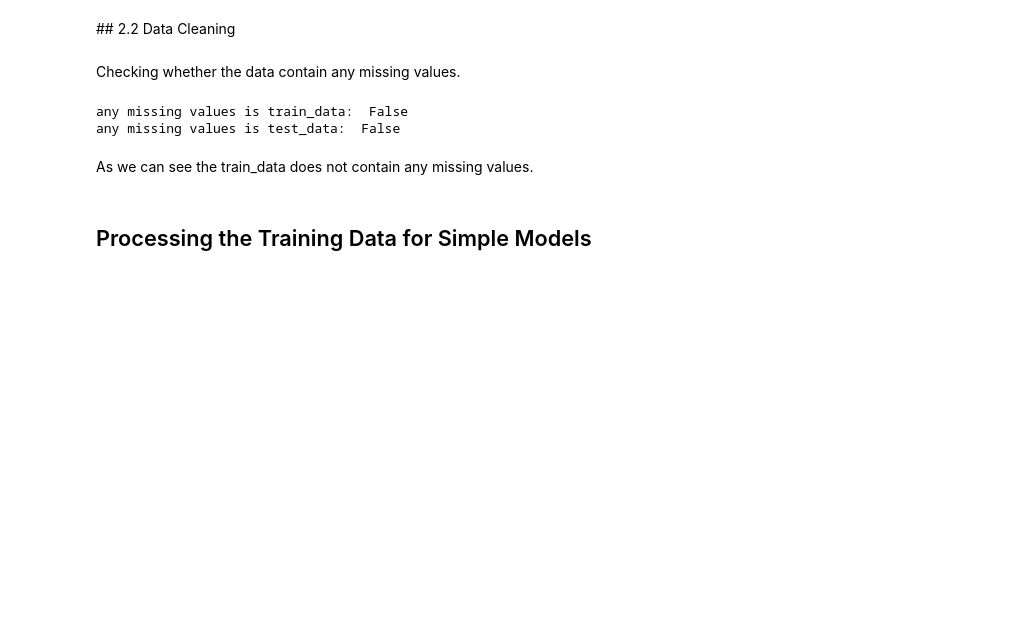
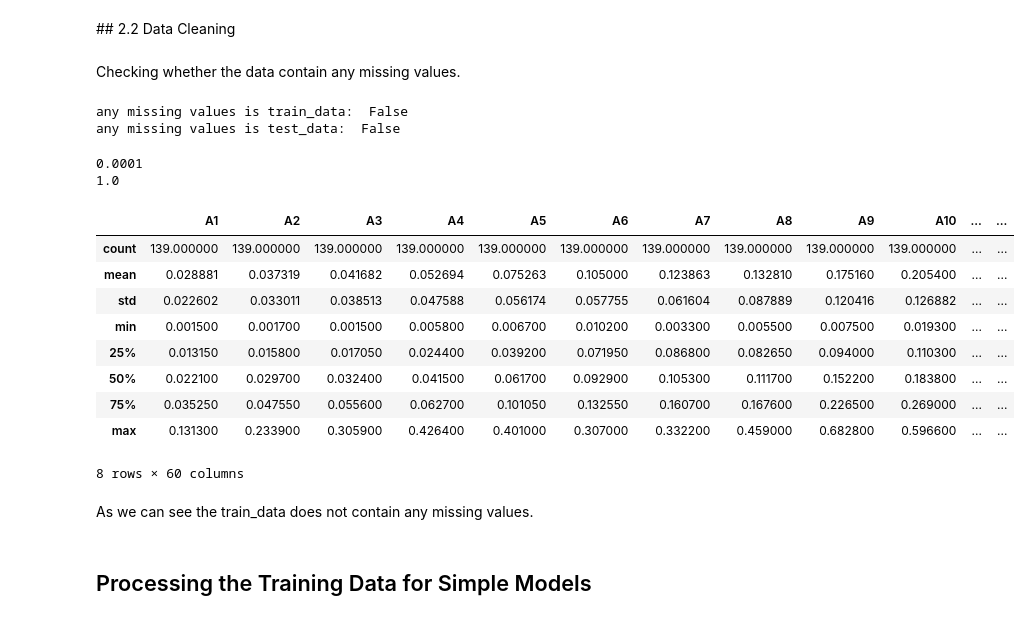
Before and after one commit to rjosh003-CS/Data-Mining-coursework, a Jupyter notebook: DM_Coursework_part_1.ipynb, the cells around one changed output. Drawn from its saved outputs; the diff is of its cells as text; code cells hidden in the pictures; blank space fills up the shorter version.

```diff
--- a/DM_Coursework_part_1.ipynb
+++ b/DM_Coursework_part_1.ipynb
@@ -393,6 +387,26 @@ check_missing_values(test_data, "test_data")
 # %% [output]
 any missing values is train_data:  False
 any missing values is test_data:  False
+# %%
+flat_series = train_data.drop("Class", axis = 1).stack()
+print(flat_series.min())
+print(flat_series.max())
+# %% [output]
+0.0001
+1.0
+# %%
+train_data.describe()
+# %% [output]
+|  | A1 | A2 | A3 | A4 | A5 | A6 | A7 | A8 | A9 | A10 | ... | ... |
+| count | 139.000000 | 139.000000 | 139.000000 | 139.000000 | 139.000000 | 139.000000 | 139.000000 | 139.000000 | 139.000000 | 139.000000 | ... | ... |
+| mean | 0.028881 | 0.037319 | 0.041682 | 0.052694 | 0.075263 | 0.105000 | 0.123863 | 0.132810 | 0.175160 | 0.205400 | ... | ... |
+| std | 0.022602 | 0.033011 | 0.038513 | 0.047588 | 0.056174 | 0.057755 | 0.061604 | 0.087889 | 0.120416 | 0.126882 | ... | ... |
+| min | 0.001500 | 0.001700 | 0.001500 | 0.005800 | 0.006700 | 0.010200 | 0.003300 | 0.005500 | 0.007500 | 0.019300 | ... | ... |
+| 25% | 0.013150 | 0.015800 | 0.017050 | 0.024400 | 0.039200 | 0.071950 | 0.086800 | 0.082650 | 0.094000 | 0.110300 | ... | ... |
+| 50% | 0.022100 | 0.029700 | 0.032400 | 0.041500 | 0.061700 | 0.092900 | 0.105300 | 0.111700 | 0.152200 | 0.183800 | ... | ... |
+| 75% | 0.035250 | 0.047550 | 0.055600 | 0.062700 | 0.101050 | 0.132550 | 0.160700 | 0.167600 | 0.226500 | 0.269000 | ... | ... |
+| max | 0.131300 | 0.233900 | 0.305900 | 0.426400 | 0.401000 | 0.307000 | 0.332200 | 0.459000 | 0.682800 | 0.596600 | ... | ... |
+8 rows × 60 columns
 # %% [markdown]
 As we can see the train_data does not contain any missing values.
 # %% [markdown]
```
Also changed, not shown: parts of 6 cells of this notebook.
